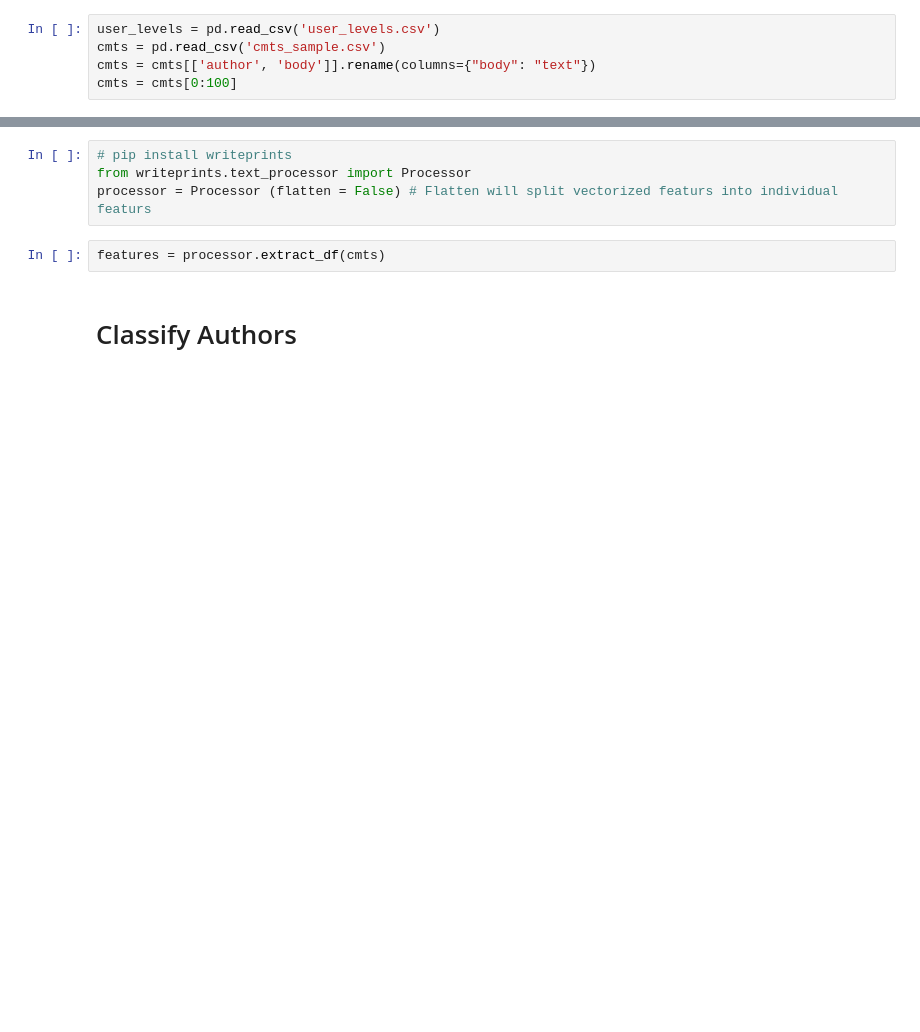
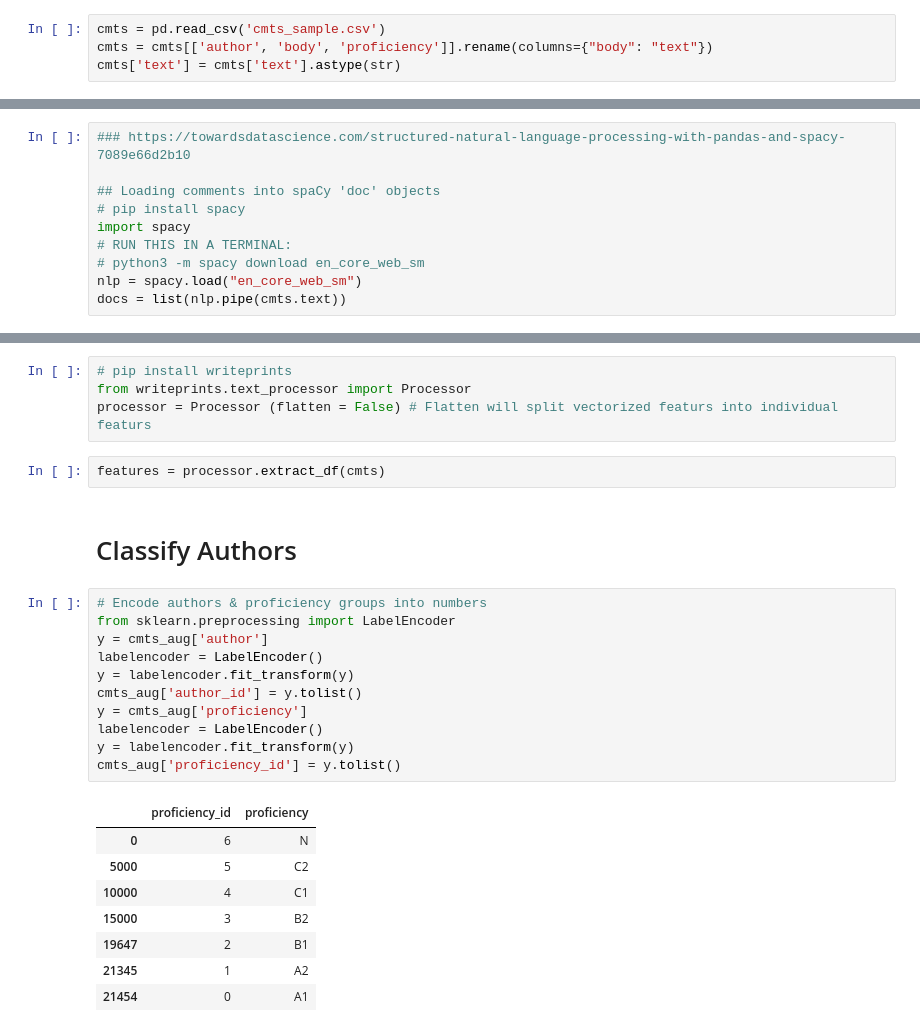
Before and after one commit to CS-433/project2-authclass, a Jupyter notebook: project_2_kaede.ipynb, the cells around one changed output, grey strips where cells are left out. Cells and saved outputs as stored; diff of their text form; blank space fills up the shorter version.

```diff
--- a/project_2_kaede.ipynb
+++ b/project_2_kaede.ipynb
@@ -114,7 +183,6 @@ Corrupted: File #991, jlba64.json
 # %% [markdown]
 ## Read in Data to run model
 # %%
-user_levels = pd.read_csv('user_levels.csv')
 cmts = pd.read_csv('cmts_sample.csv')
-cmts = cmts[['author', 'body']].rename(columns={"body": "text"})
-cmts = cmts[0:100]
+cmts = cmts[['author', 'body', 'proficiency']].rename(columns={"body": "text"})
+cmts['text'] = cmts['text'].astype(str)
@@ -144,3 +204,13 @@ cmts_aug = cmts
+# %%
+### https://towardsdatascience.com/structured-natural-language-processing-with-pandas-and-spacy-7089e66d2b10
+
+## Loading comments into spaCy 'doc' objects
+# pip install spacy
+import spacy
+# RUN THIS IN A TERMINAL:
+# python3 -m spacy download en_core_web_sm
+nlp = spacy.load("en_core_web_sm")
+docs = list(nlp.pipe(cmts.text))
 # %% [markdown]
 ## Lexical: Letter Counts
 # %%
@@ -207,3 +275,23 @@ processor = Processor (flatten = False) # Flatten will split vectorized featurs
 features = processor.extract_df(cmts)
 # %% [markdown]
 # Classify Authors
+# %%
+# Encode authors & proficiency groups into numbers
+from sklearn.preprocessing import LabelEncoder
+y = cmts_aug['author']
+labelencoder = LabelEncoder()
+y = labelencoder.fit_transform(y)
+cmts_aug['author_id'] = y.tolist()
+y = cmts_aug['proficiency']
+labelencoder = LabelEncoder()
+y = labelencoder.fit_transform(y)
+cmts_aug['proficiency_id'] = y.tolist()
+# %% [output]
+|  | proficiency_id | proficiency |
+| 0 | 6 | N |
+| 5000 | 5 | C2 |
+| 10000 | 4 | C1 |
+| 15000 | 3 | B2 |
+| 19647 | 2 | B1 |
+| 21345 | 1 | A2 |
+| 21454 | 0 | A1 |
```
Also changed, not shown: parts of 14 cells of this notebook.
